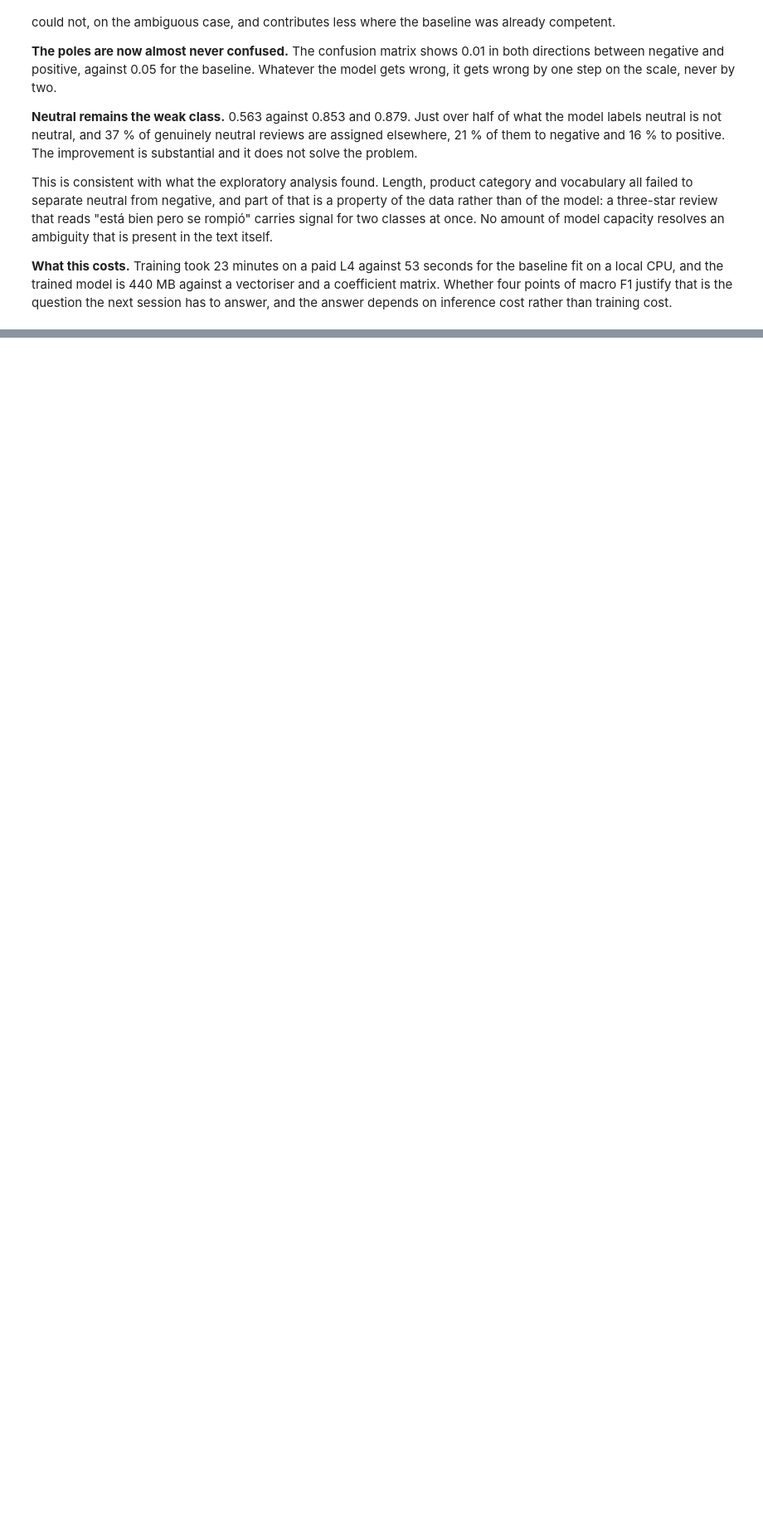
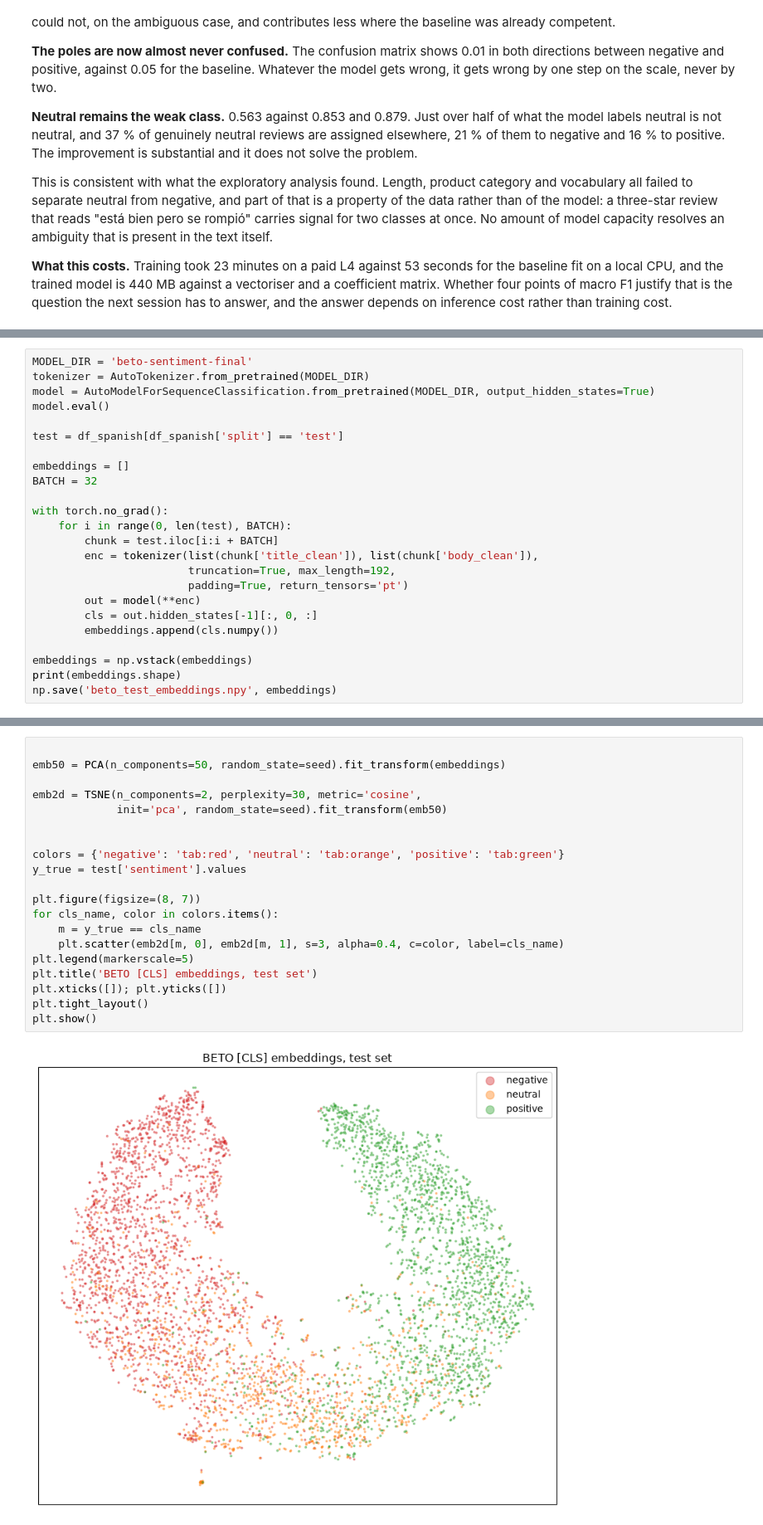
Before and after one commit to AlejandroBeldaFernandez/Amazon-Reviews-Spanish, a Jupyter notebook: Amazon_Reviews.ipynb, the cells around one changed output, grey strips where cells are left out. Shown at 83% size. Drawn from its saved outputs; the diff is of its cells as text; blank space fills up the shorter version.

```diff
--- a/Amazon_Reviews.ipynb
+++ b/Amazon_Reviews.ipynb
@@ -2036,0 +2032,24 @@ the answer depends on inference cost rather than training cost.
+# %%
+MODEL_DIR = 'beto-sentiment-final'
+tokenizer = AutoTokenizer.from_pretrained(MODEL_DIR)
+model = AutoModelForSequenceClassification.from_pretrained(MODEL_DIR, output_hidden_states=True)
+model.eval()
+
+test = df_spanish[df_spanish['split'] == 'test']
+
+embeddings = []
+BATCH = 32
+
+with torch.no_grad():
+    for i in range(0, len(test), BATCH):
+        chunk = test.iloc[i:i + BATCH]
+        enc = tokenizer(list(chunk['title_clean']), list(chunk['body_clean']),
+                        truncation=True, max_length=192,
+                        padding=True, return_tensors='pt')
+        out = model(**enc)
+        cls = out.hidden_states[-1][:, 0, :]
+        embeddings.append(cls.numpy())
+
+embeddings = np.vstack(embeddings)
+print(embeddings.shape)
+np.save('beto_test_embeddings.npy', embeddings)
@@ -2036,0 +2058,22 @@ the answer depends on inference cost rather than training cost.
+# %%
+
+emb50 = PCA(n_components=50, random_state=seed).fit_transform(embeddings)
+
+emb2d = TSNE(n_components=2, perplexity=30, metric='cosine',
+             init='pca', random_state=seed).fit_transform(emb50)
+
+
+colors = {'negative': 'tab:red', 'neutral': 'tab:orange', 'positive': 'tab:green'}
+y_true = test['sentiment'].values
+
+plt.figure(figsize=(8, 7))
+for cls_name, color in colors.items():
+    m = y_true == cls_name
+    plt.scatter(emb2d[m, 0], emb2d[m, 1], s=3, alpha=0.4, c=color, label=cls_name)
+plt.legend(markerscale=5)
+plt.title('BETO [CLS] embeddings, test set')
+plt.xticks([]); plt.yticks([])
+plt.tight_layout()
+plt.show()
+# %% [output]
+[figure, added]
```
Also changed, not shown: parts of 61 cells of this notebook, 1 other file.
